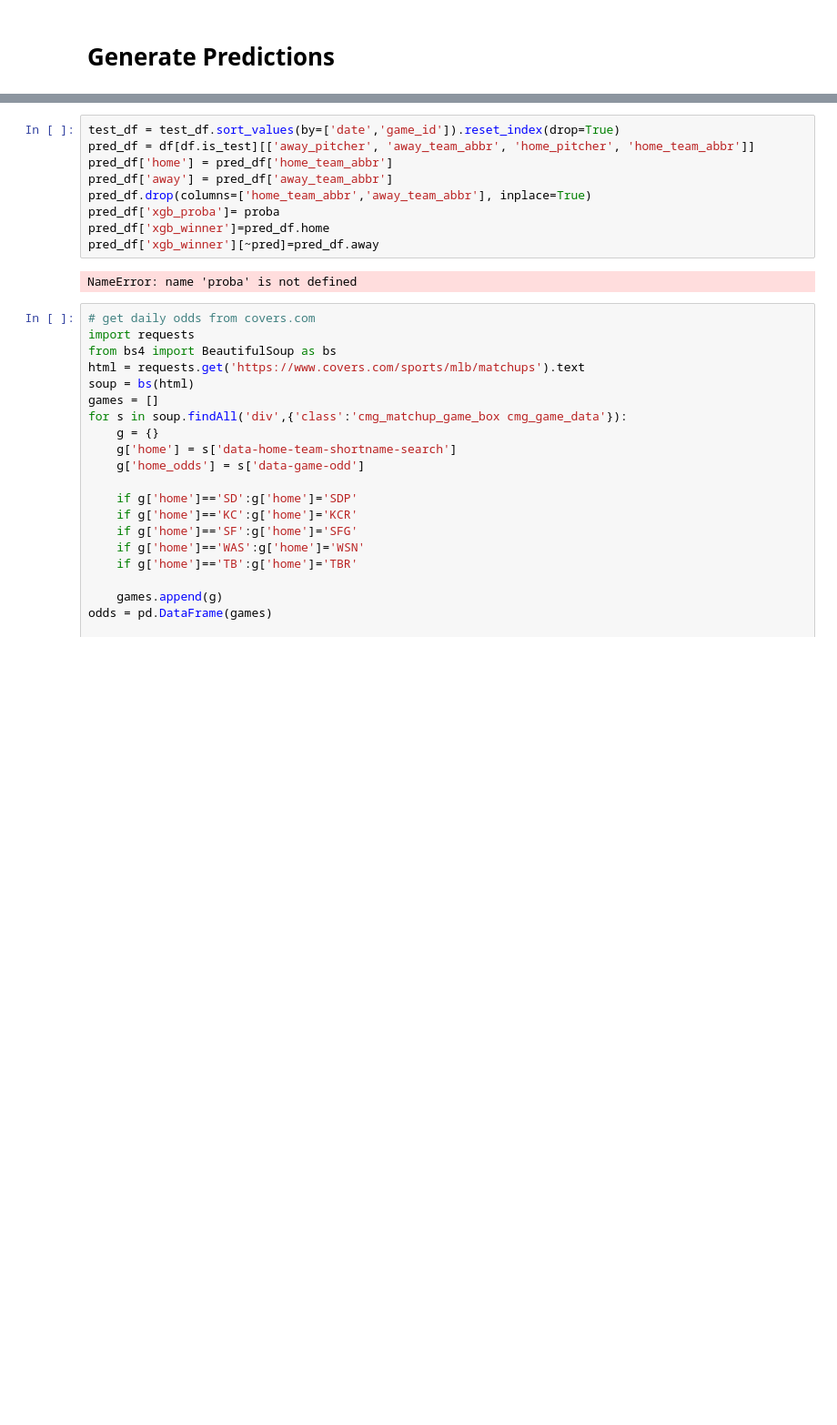
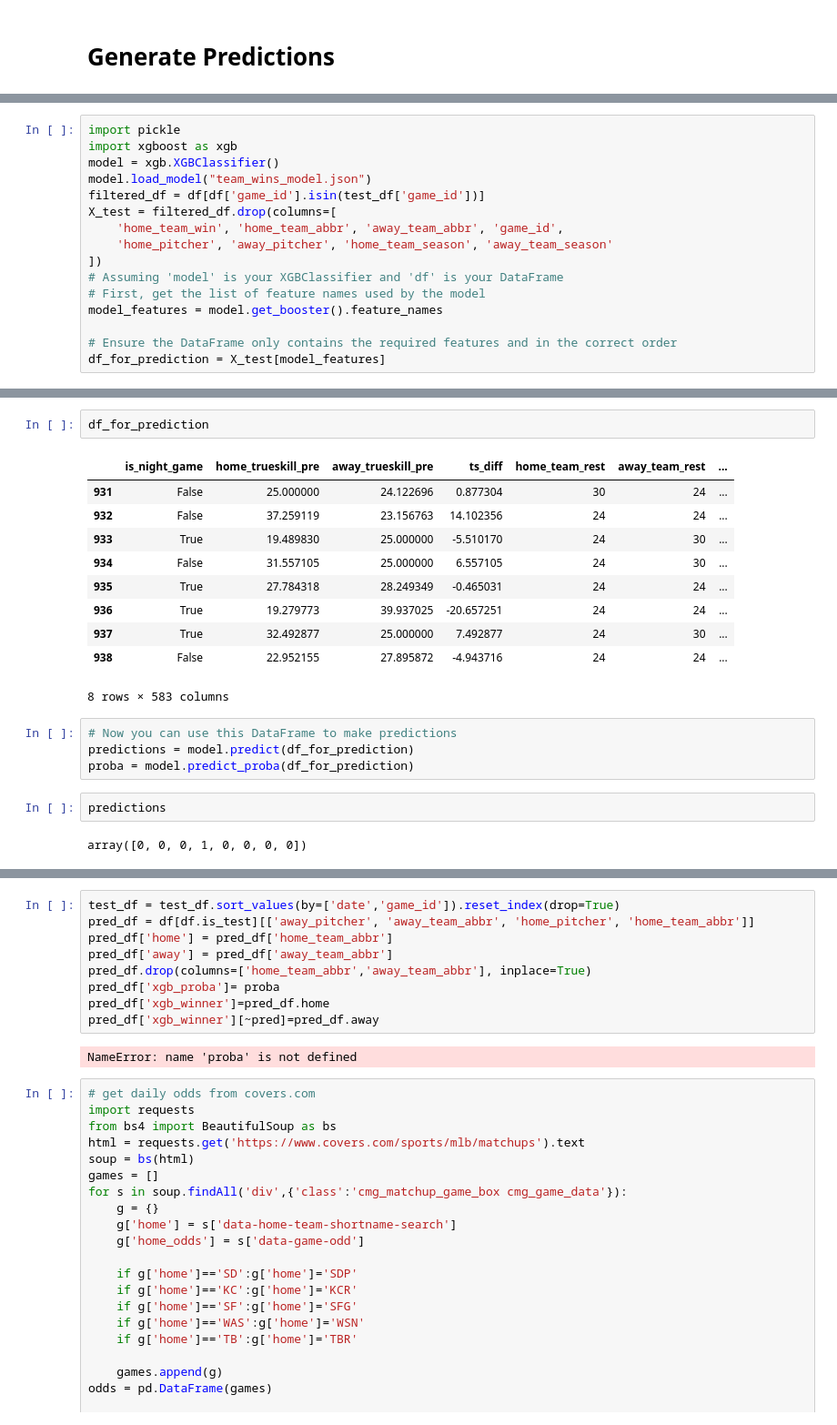
Before and after one commit to JarrettTo/SBAI_MLB, a Jupyter notebook: notebooks/predict.ipynb, the cells around one changed output, grey strips where cells are left out. Shown: that part at 91% size. Saved outputs shown, nothing was run; the diff lists cells and outputs as text; blank space fills up the shorter version.

```diff
--- a/notebooks/predict.ipynb
+++ b/notebooks/predict.ipynb
@@ -376,0 +326,16 @@ Predicted Probabilities for the Positive Class: [0.58301055 0.7596565  0.9980138
+# %%
+import pickle
+import xgboost as xgb
+model = xgb.XGBClassifier()
+model.load_model("team_wins_model.json")
+filtered_df = df[df['game_id'].isin(test_df['game_id'])]
+X_test = filtered_df.drop(columns=[
+    'home_team_win', 'home_team_abbr', 'away_team_abbr', 'game_id',
+    'home_pitcher', 'away_pitcher', 'home_team_season', 'away_team_season'
+])
+# Assuming 'model' is your XGBClassifier and 'df' is your DataFrame
+# First, get the list of feature names used by the model
+model_features = model.get_booster().feature_names
+
+# Ensure the DataFrame only contains the required features and in the correct order
+df_for_prediction = X_test[model_features]
@@ -376,0 +375,21 @@ Predicted Probabilities for the Positive Class: [0.58301055 0.7596565  0.9980138
+# %%
+df_for_prediction
+# %% [output]
+|  | is_night_game | home_trueskill_pre | away_trueskill_pre | ts_diff | home_team_rest | away_team_rest | ... |
+| 931 | False | 25.000000 | 24.122696 | 0.877304 | 30 | 24 | ... |
+| 932 | False | 37.259119 | 23.156763 | 14.102356 | 24 | 24 | ... |
+| 933 | True | 19.489830 | 25.000000 | -5.510170 | 24 | 30 | ... |
+| 934 | False | 31.557105 | 25.000000 | 6.557105 | 24 | 30 | ... |
+| 935 | True | 27.784318 | 28.249349 | -0.465031 | 24 | 24 | ... |
+| 936 | True | 19.279773 | 39.937025 | -20.657251 | 24 | 24 | ... |
+| 937 | True | 32.492877 | 25.000000 | 7.492877 | 24 | 30 | ... |
+| 938 | False | 22.952155 | 27.895872 | -4.943716 | 24 | 24 | ... |
+8 rows × 583 columns
+# %%
+# Now you can use this DataFrame to make predictions
+predictions = model.predict(df_for_prediction)
+proba = model.predict_proba(df_for_prediction)
+# %%
+predictions
+# %% [output]
+array([0, 0, 0, 1, 0, 0, 0, 0])
```
Also changed, not shown: parts of 39 cells of this notebook, 9 other files.
